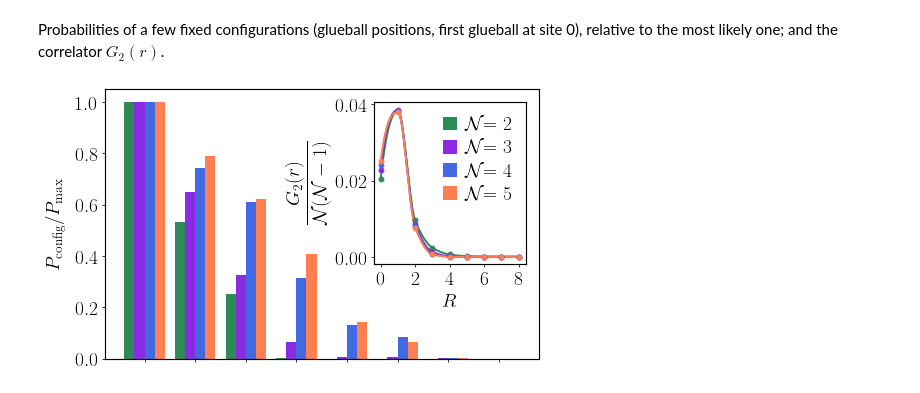
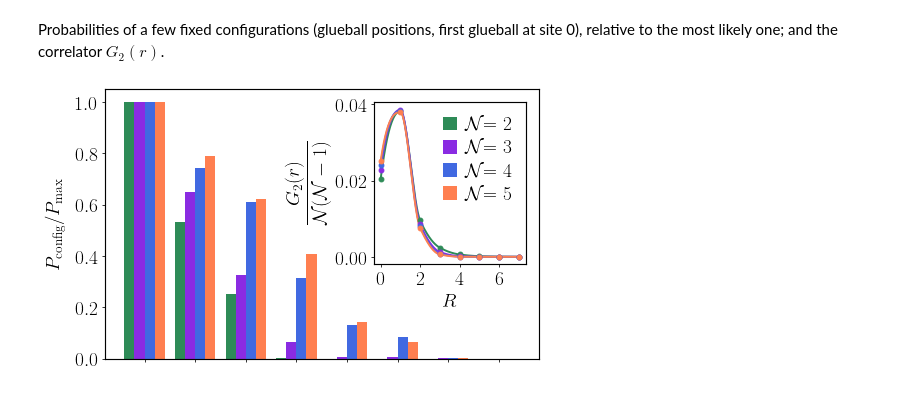
Before and after one commit to lucia-valor/cavity-models-of-non-Abelian-gauge-theories, a Jupyter notebook: figures.ipynb, the cells around one changed output. Saved outputs shown, nothing was run; the diff lists cells and outputs as text; code cells hidden in the pictures.

```diff
--- a/figures.ipynb
+++ b/figures.ipynb
@@ -203,19 +203,20 @@ for ng, positions in zip(ngs, positions_all):
 # %%
 # Figure 6
 fig, axes, styles = setup_fig6_format()
 ax, axins = axes
 
 # (main) configuration probabilities, one group of bars per configuration rank
 for probs, dx, s in zip(probs_all, styles['bar_offsets'], styles['bars']):
     ax.bar(np.arange(len(probs)) + dx, probs, **s)
 
-# (inset) G2(r) for r = 0..8: smooth line through the points, points on top
-crop = 9
+# (inset) G2(R) for R = 0..7 = M/2: smooth line through the points, points on top
+crop = 8
 for corr, line, markers in zip(corr_all, styles['G2_lines'], styles['G2_markers']):
     axins.plot(*smooth(corr[:crop]), **line)
     axins.plot(corr[:crop], **markers)
 
 finalize_fig6_format(fig, axes, styles, ngs, nconfigs=len(probs_all[-1]))
+plt.savefig('manybody_inset.pdf', bbox_inches='tight')
 plt.show()
 # %% [output]
-[figure, old version]
+[figure, new version]
```
Also changed, not shown: 1 other file.
